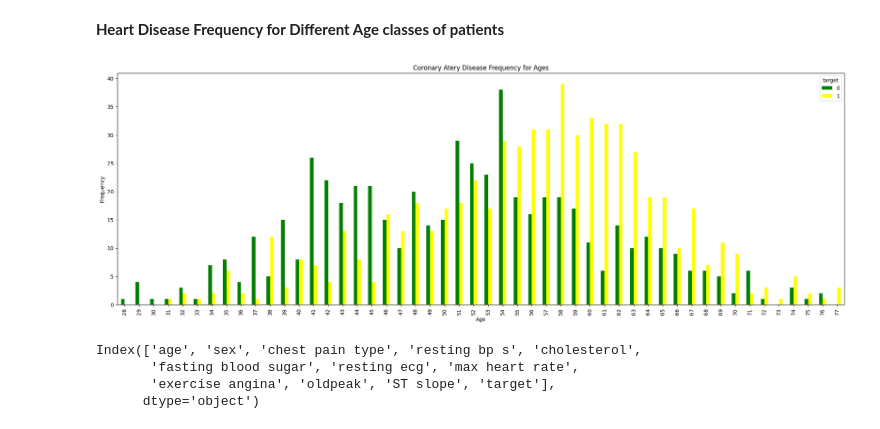
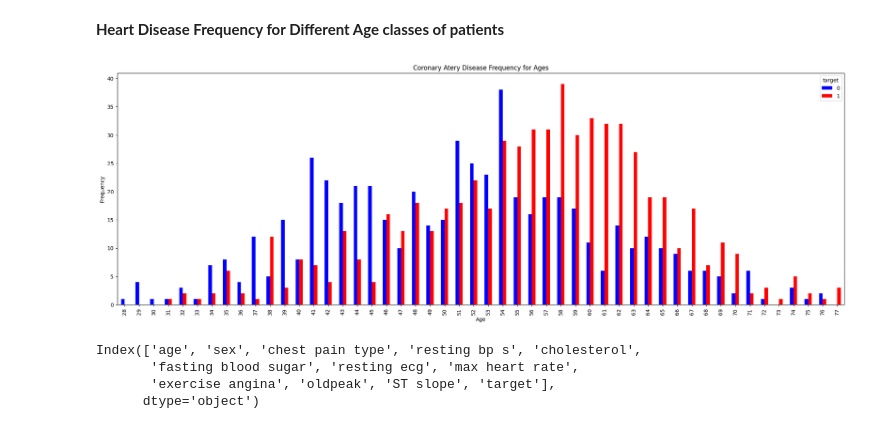
Before and after one commit to wakilahmadhamidi/Heart_Disease_Detection, a Jupyter notebook: Coronary_Artery_Disease.ipynb, the cells around one changed output. Drawn from its saved outputs; the diff is of its cells as text; code cells hidden in the pictures.

```diff
--- a/Coronary_Artery_Disease.ipynb
+++ b/Coronary_Artery_Disease.ipynb
@@ -273,13 +303,13 @@ plt.show()
 # %% [markdown]
 **Heart Disease Frequency for Different Age classes of patients**
 # %%
-pd.crosstab(data.age,data.target).plot(kind="bar",figsize=(25,8),color=['green','yellow' ])
+pd.crosstab(data.age,data.target).plot(kind="bar",figsize=(25,8),color=['blue','red' ])
 plt.title('Coronary Atery Disease Frequency for Ages')
 plt.xlabel('Age')
 plt.ylabel('Frequency')
 plt.show()
 # %% [output]
-[figure, old version]
+[figure, new version]
 # %%
 from sklearn.model_selection import train_test_split
 
```
Also changed, not shown: parts of 25 cells of this notebook.
